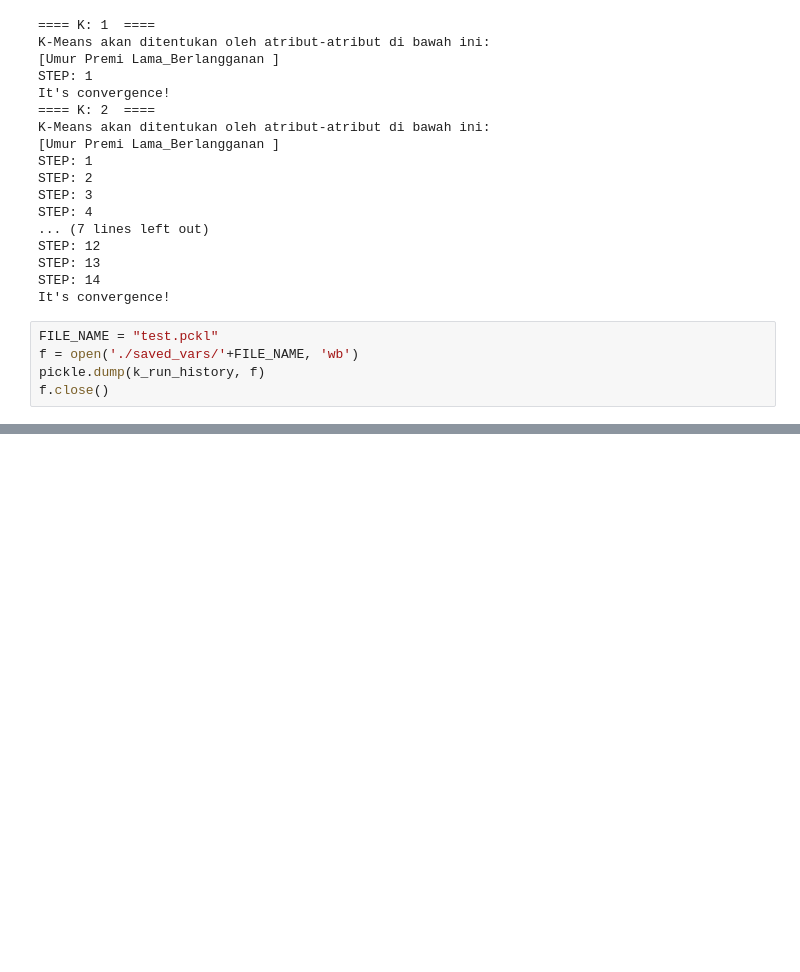
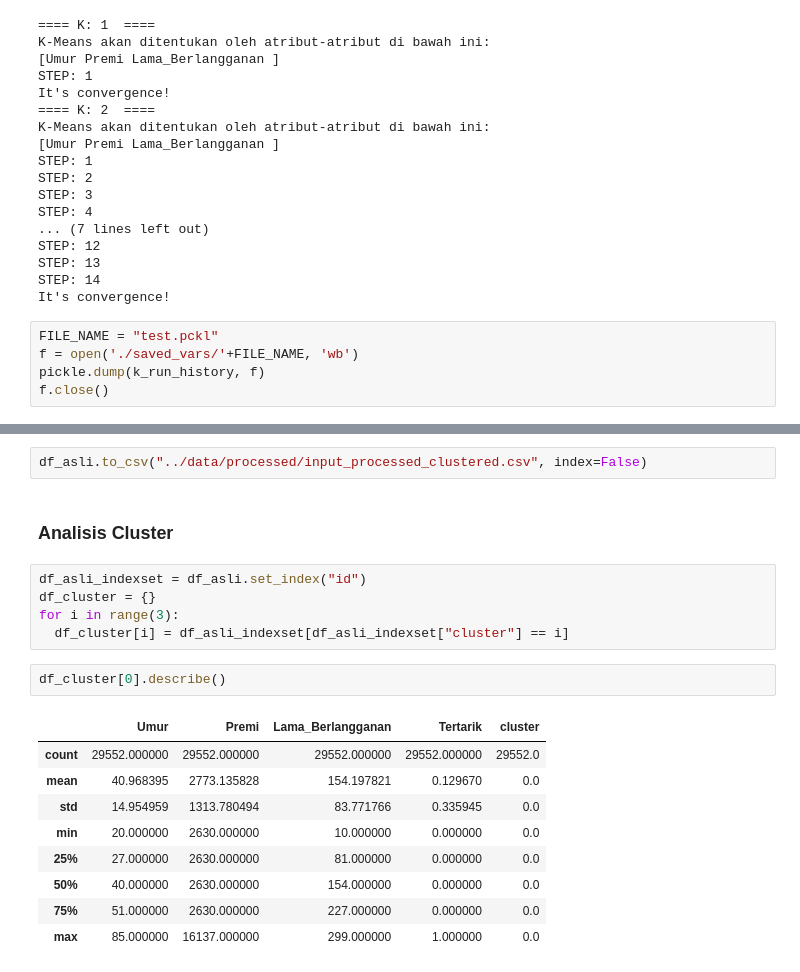
Before and after one commit to kaenova/Malin_Tubes1, a Jupyter notebook: notebooks/Pembelajaran Mesin Tugas Besar 1.ipynb, the cells around one changed output, grey strips where cells are left out. Cells and saved outputs as stored; diff of their text form; blank space fills up the shorter version.

```diff
--- a/notebooks/Pembelajaran Mesin Tugas Besar 1.ipynb
+++ b/notebooks/Pembelajaran Mesin Tugas Besar 1.ipynb
@@ -395,0 +474,21 @@ f.close()
+# %%
+df_asli.to_csv("../data/processed/input_processed_clustered.csv", index=False)
+# %% [markdown]
+### Analisis Cluster
+# %%
+df_asli_indexset = df_asli.set_index("id")
+df_cluster = {}
+for i in range(3):
+  df_cluster[i] = df_asli_indexset[df_asli_indexset["cluster"] == i]
+# %%
+df_cluster[0].describe()
+# %% [output]
+|  | Umur | Premi | Lama_Berlangganan | Tertarik | cluster |
+| count | 29552.000000 | 29552.000000 | 29552.000000 | 29552.000000 | 29552.0 |
+| mean | 40.968395 | 2773.135828 | 154.197821 | 0.129670 | 0.0 |
+| std | 14.954959 | 1313.780494 | 83.771766 | 0.335945 | 0.0 |
+| min | 20.000000 | 2630.000000 | 10.000000 | 0.000000 | 0.0 |
+| 25% | 27.000000 | 2630.000000 | 81.000000 | 0.000000 | 0.0 |
+| 50% | 40.000000 | 2630.000000 | 154.000000 | 0.000000 | 0.0 |
+| 75% | 51.000000 | 2630.000000 | 227.000000 | 0.000000 | 0.0 |
+| max | 85.000000 | 16137.000000 | 299.000000 | 1.000000 | 0.0 |
```
Also changed, not shown: parts of 16 cells of this notebook, 2 other files.
